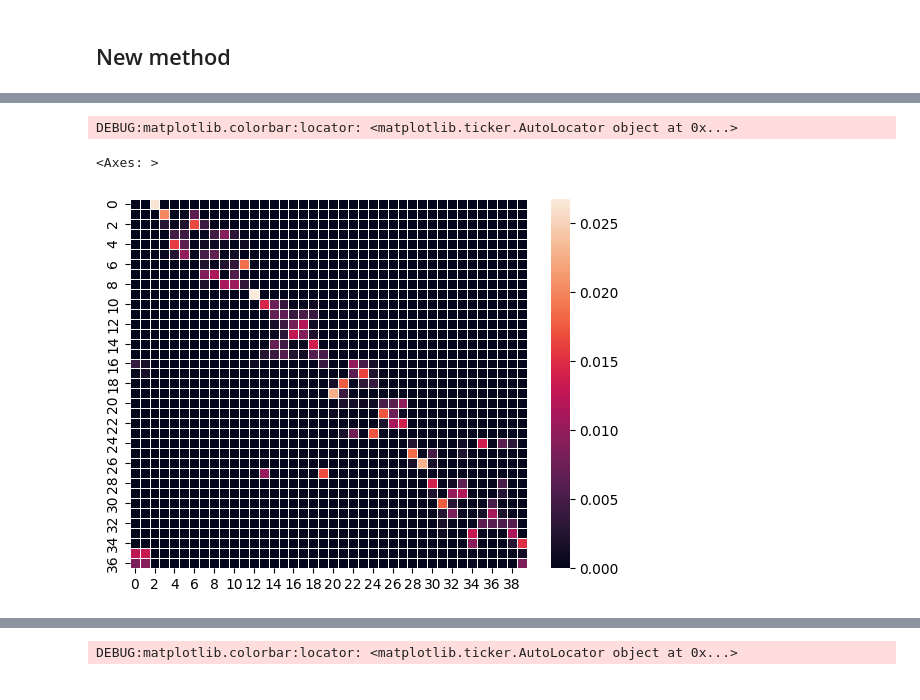
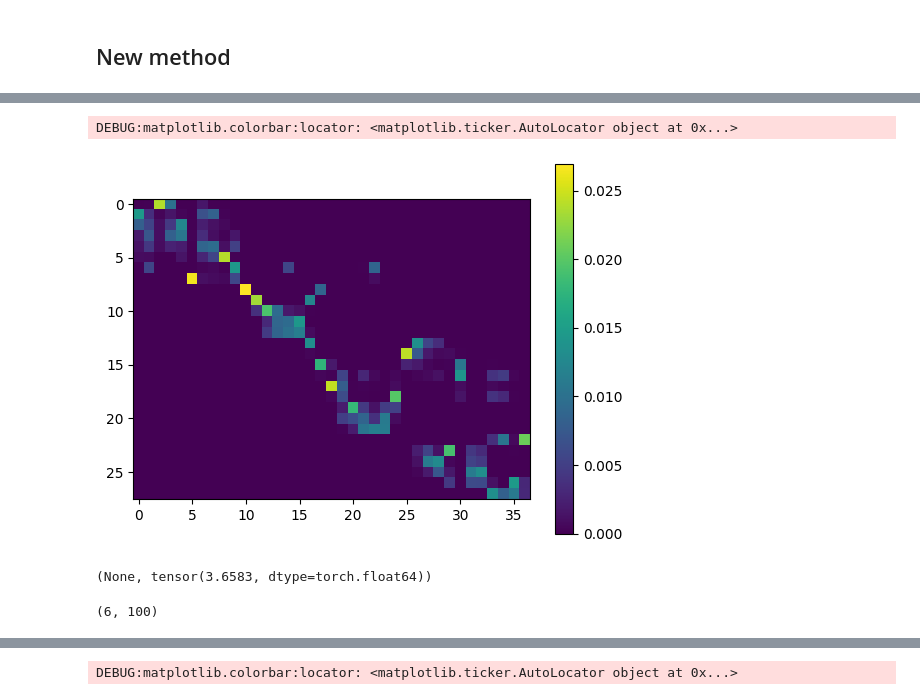
Before and after one commit to hanahhh/WTK-distance, a Jupyter notebook: examples/knn_mask_map_metric_test.ipynb, the cells around one changed output, grey strips where cells are left out. Cells and saved outputs as stored; diff of their text form; code cells hidden in the pictures.

```diff
--- a/examples/knn_mask_map_metric_test.ipynb
+++ b/examples/knn_mask_map_metric_test.ipynb
@@ -508,6 +530,7 @@ def create_mask_KL(xs, xt, type=1):
     f2 = create_neighbor_relationship(xt)
     n = len(f1)
     m = len(f2)
+    mid_para = np.sqrt((1/(n**2) + 1/(m**2)))
     M = np.zeros((n, m))
     for i in range(0, n):
         for j in range(0, m):
@@ -517,8 +540,8 @@ def create_mask_KL(xs, xt, type=1):
                 else:
                     M[i][j] = max(f1[i], f2[j])/min(f1[i], f2[j])
             else:
-                M[i][j] = np.abs(f1[i] - f2[j])/np.sqrt(1/(n**2) + 1/(m**2))
-    return M
+                M[i][j] = np.abs(f1[i] - f2[j])/mid_para
+    return M**2
 # %%
 def cost_matrix_2d(x, y):
     m = len(x)
@@ -538,5 +561,5 @@ I.shape, KL.shape, M.shape
 # %%
-def opw_sinkhorn(a, b, M,KL, lambda1=50, lambda2=0.1, delta=1, method='sinkhorn', numItermax=1000, stopThr=1e-9, verbose=False, log=False, warn=True, **kwargs):
+def opw_sinkhorn_new(a, b, M,KL, lambda1=50, lambda2=0.1, delta=1, method='sinkhorn', numItermax=1000, stopThr=1e-9, verbose=False, log=False, warn=True, **kwargs):
     r"""
     Solve the entropic regularization OPW and return the loss
 
@@ -560,21 +583,29 @@ def opw_sinkhorn(a, b, M,KL, lambda1=50, lambda2=0.1, delta=1, method='sinkhorn'
 
     cost = sinkhorn2(a, b, M_hat, reg,method=method, numItermax=numItermax, stopThr=stopThr, verbose=verbose, log=log, warn=warn, **kwargs)
     translation_matrix = sinkhorn(a, b, M_hat, reg, method=method, numItermax=numItermax, stopThr=stopThr, verbose=verbose, log=log, warn=warn, **kwargs)
-    return cost, translation_matrix
+    return cost, translation_matrix, M_hat
+# %%
+import matplotlib.pyplot as plt
+def heat_map(M):
+    plt.imshow(M, cmap='viridis')
+    plt.colorbar()
+    plt.show()
 # %%
-def new_distance(M, KL):
+def new_distance(M, KL, lambd=1e-1, numItermax=100):
     rows, cols = M.shape
     a, b = np.ones((rows,)) / rows, np.ones((cols,)) / cols
-    lambd = 1e-1
-    dist, matrix = opw_sinkhorn(a, b, M, KL, lambd, numItermax=20)
-    return torch.tensor(dist), matrix
+    dist, matrix, M_hat = opw_sinkhorn_new(a, b, M, KL, lambd, numItermax=numItermax)
+    return torch.tensor(dist), matrix, M_hat
 # %%
-KL = create_mask_KL(X_train_arabic[0], X_train_arabic[29], type=2)
-M = cost_matrix_2d(X_train_arabic[0], X_train_arabic[29])
-cost, matrix = new_distance(M, KL)
+KL = create_mask_KL(X_train_arabic[10], X_train_arabic[25], type=2)
+M = cost_matrix_2d(X_train_arabic[10], X_train_arabic[25])
+cost_arabic, matrix_arabic, M_hat_arabic = new_distance(M=M, KL=KL, numItermax=1000)
+heat_map(matrix_arabic), cost_arabic
+# %% [output]
+DEBUG:matplotlib.colorbar:locator: <matplotlib.ticker.AutoLocator object at 0x...>
+[figure, added]
+(None, tensor(3.6583, dtype=torch.float64))
-# %%
-sns.heatmap(matrix, linewidth=0.5)
-# %% [output]
-DEBUG:matplotlib.colorbar:locator: <matplotlib.ticker.AutoLocator object at 0x...>
-<Axes: >
-[figure, removed]
+# %%
+X_train_motion[0].shape
+# %% [output]
+(6, 100)
```
Also changed, not shown: parts of 12 cells of this notebook, 2 other files.
